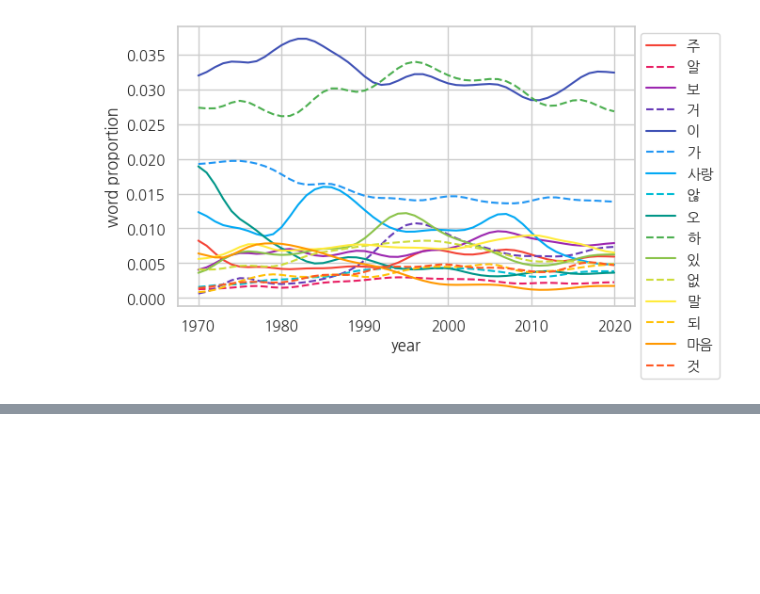
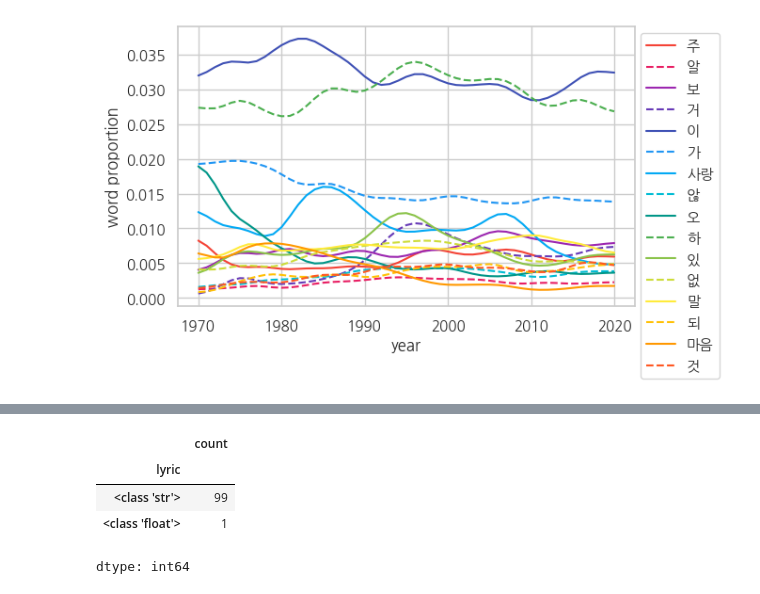
Before and after one commit to jangdain04-lab/TA_Airpods, a Jupyter notebook: TA_분석_jang.ipynb, the cells around one changed output, grey strips where cells are left out. Cells and saved outputs as stored; diff of their text form; code cells hidden in the pictures; blank space fills up the shorter version.

```diff
--- a/TA_분석_jang.ipynb
+++ b/TA_분석_jang.ipynb
@@ -1041,0 +1100,8 @@ for idx, row in samples.iterrows():
+# %%
+df['lyric'].apply(lambda x: type(x)).value_counts()
+# %% [output]
+|  | count |
+| lyric |  |
+| <class 'str'> | 99 |
+| <class 'float'> | 1 |
+dtype: int64
```
Also changed, not shown: parts of 24 cells of this notebook.
